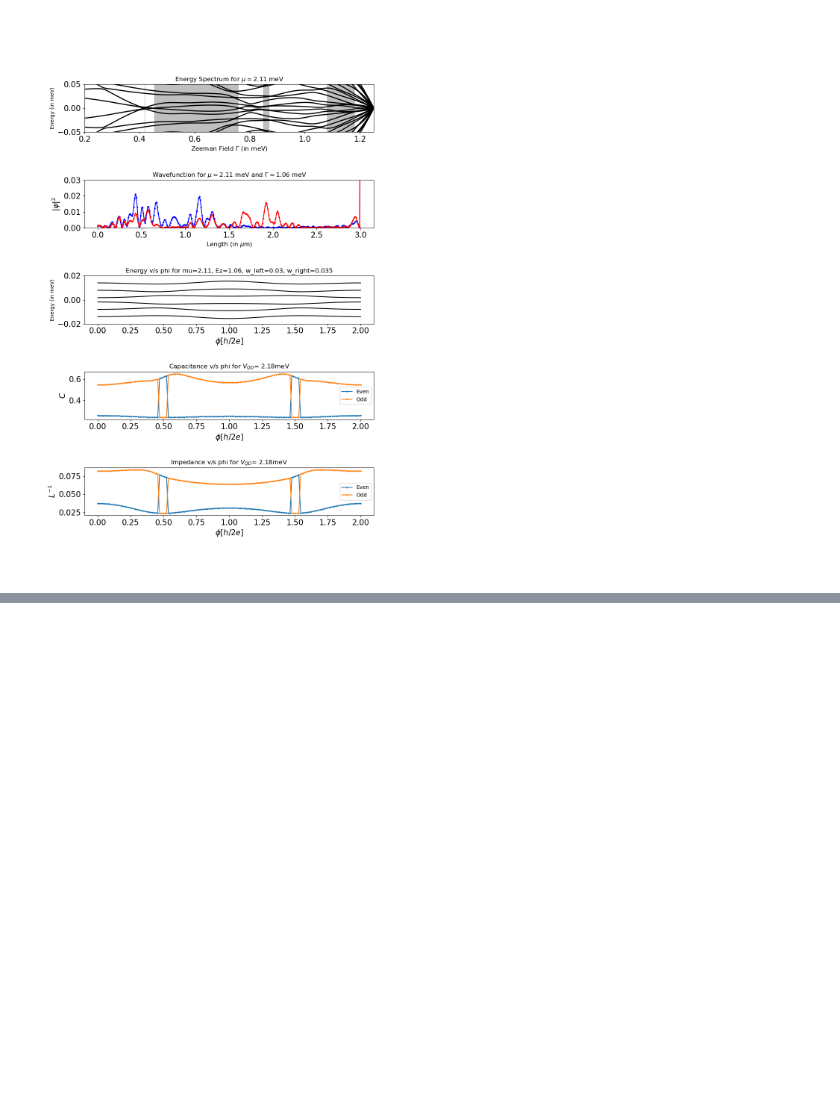
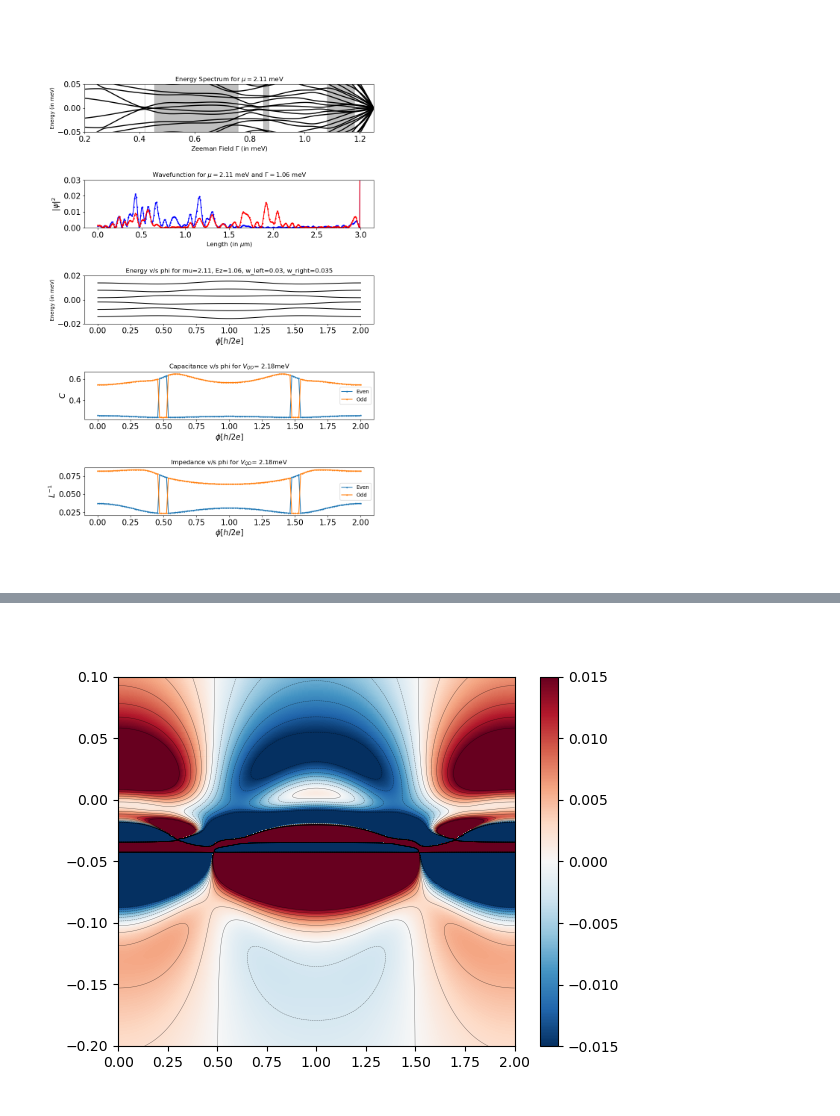
Before and after one commit to binayyakbhroy/Impedance_Simulations, a Jupyter notebook: Impedance_result_generation.ipynb, the cells around one changed output, grey strips where cells are left out. Cells and saved outputs as stored; diff of their text form; code cells hidden in the pictures; blank space fills up the shorter version.

```diff
--- a/Impedance_result_generation.ipynb
+++ b/Impedance_result_generation.ipynb
@@ -591,0 +592,32 @@ plt.show()
+# %%
+Delta_C_dens_vqd = []
+Delta_L_dens_vqd = []
+for vqd0 in tqdm(vqd_range_loc):
+    p_gam = deepcopy(params)
+    p_gam.V_QD = vqd0
+    Ce, Co = Capacitance_vs_phi(mu=mu_loc, Ez=Ez_loc, params=p_gam, number_of_states=50)
+    Le_P, Le_D, Lo_P, Lo_D = inductance_vs_phi(mu=mu_loc, Ez=Ez_loc, params=p_gam, number_of_states=50)
+    Delta_C_dens_vqd.append(Ce-Co)
+    Delta_L_dens_vqd.append((Le_P+Le_D) - (Lo_P+Lo_D))
+Delta_C_dens_vqd = np.array(Delta_C_dens_vqd)
+Delta_L_dens_vqd = np.array(Delta_L_dens_vqd)
+# %%
+f_C_vqd = RectBivariateSpline(angles, vqd_range_loc, Delta_C_dens_vqd.T)
+f_L_vqd = RectBivariateSpline(angles, vqd_range_loc, Delta_L_dens_vqd.T)
+vqd_range_loc_fine = np.linspace(V_QD_low_loc, V_QD_high_loc, 800)
+angles_fine = np.linspace(0.0, 2.0, 800)
+
+Delta_C_vqd_fine = f_C_vqd(angles_fine, vqd_range_loc_fine)
+Delta_L_vqd_fine = f_L_vqd(angles_fine, vqd_range_loc_fine)
+# %%
+from matplotlib.colors import TwoSlopeNorm
+fig, ax_vqd = plt.subplots()
+angles = np.linspace(0.0, 2.0, params.phi_points)
+norm = TwoSlopeNorm(vmin=-0.015, vcenter=0.0, vmax=0.015)
+pcm = ax_vqd.pcolor(angles_fine, mu_loc-vqd_range_loc_fine, Delta_C_vqd_fine.T, cmap='RdBu_r', norm=norm, shading='nearest')
+cont = ax_vqd.contour(angles_fine, mu_loc-vqd_range_loc_fine, Delta_C_vqd_fine.T, levels=np.linspace(-0.015, 0.015, 13), colors='k', linewidths=0.3, alpha=0.55)
+#ax_dens.set_yscale('log')
+plt.colorbar(pcm)
+plt.show()
+# %% [output]
+[figure, added]
```
Also changed, not shown: parts of 4 cells of this notebook, 4 other files.
